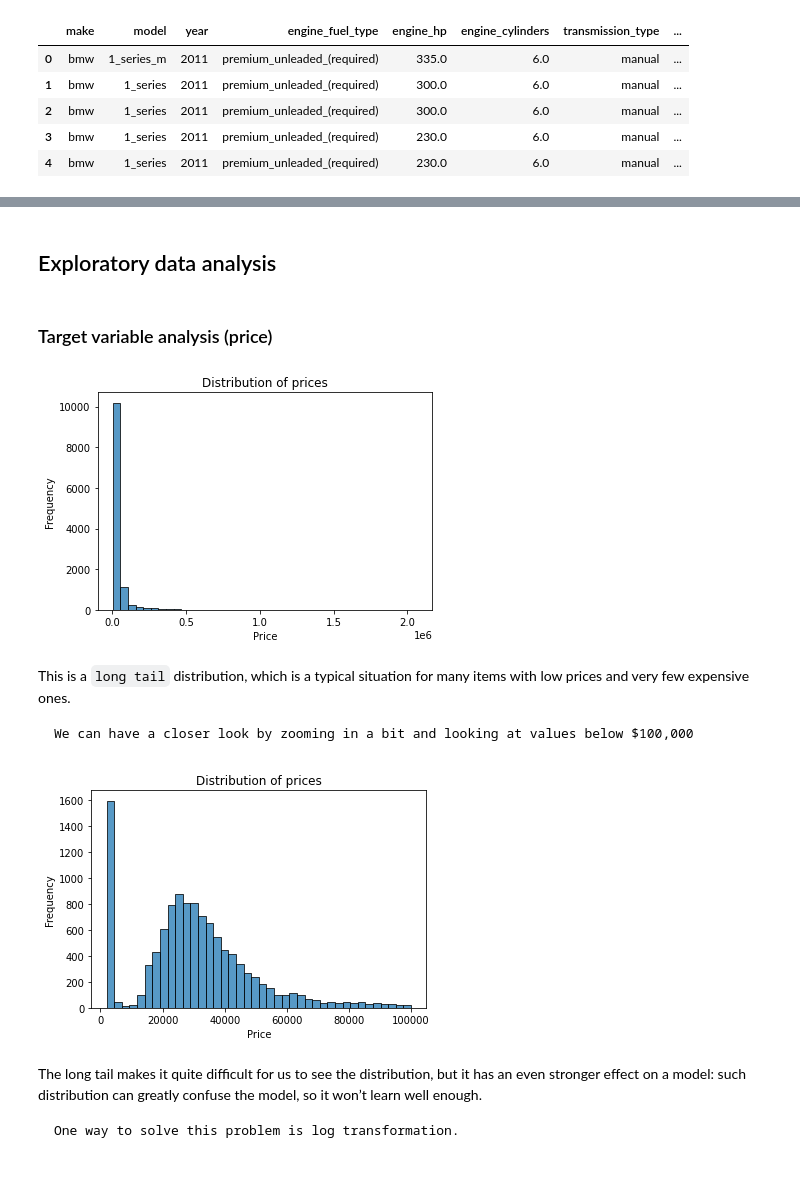
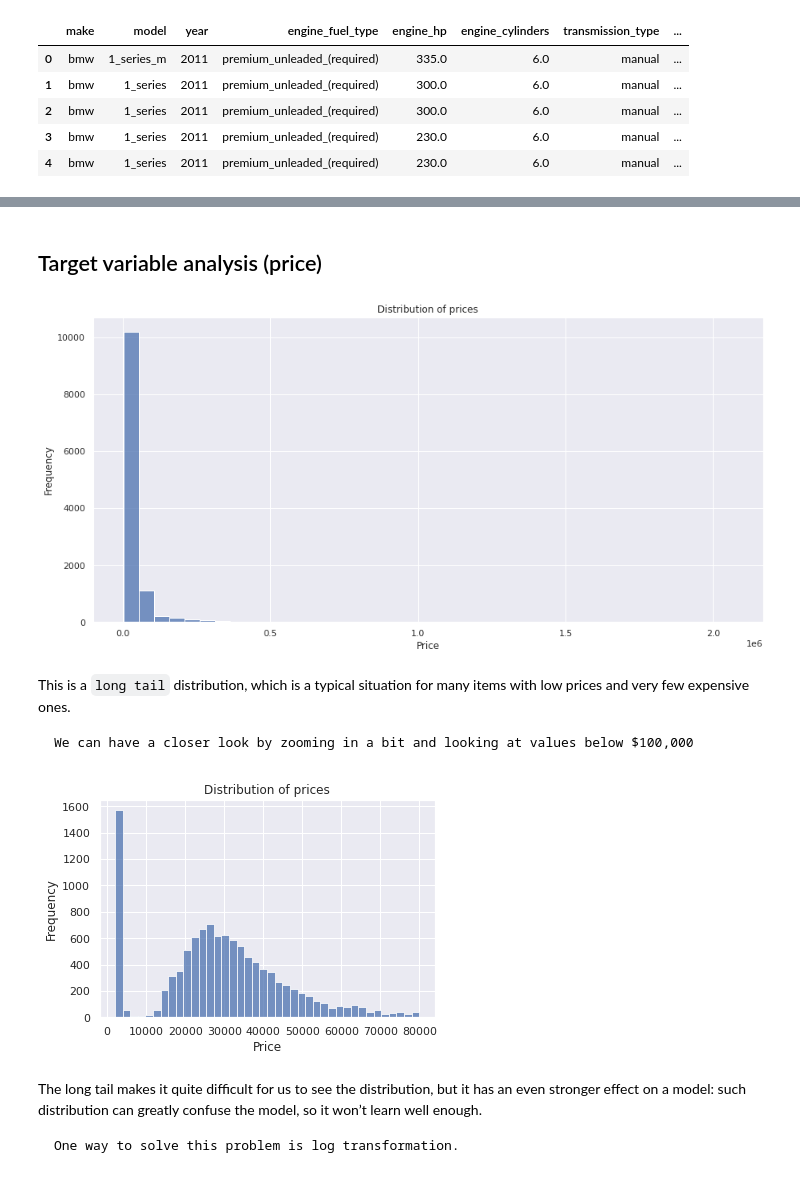
Before and after one commit to a7madmostafa/Learn-ML-by-Projects, a Jupyter notebook: Regression_Car_Price_Prediction.ipynb, the cells around one changed output, grey strips where cells are left out. Drawn from its saved outputs; the diff is of its cells as text; code cells hidden in the pictures.

```diff
--- a/Regression_Car_Price_Prediction.ipynb
+++ b/Regression_Car_Price_Prediction.ipynb
@@ -21,6 +23,7 @@ import pandas as pd
 import numpy as np
 
 import seaborn as sns
+sns.set()
 from matplotlib import pyplot as plt
 %matplotlib inline
 # %%
@@ -81,0 +109,5 @@ As we see, this dataset contains multiple columns:
+# %%
+for col in df.columns:
+    print( col,':', df[col].nunique() )
+    print(df[col].value_counts().nlargest(5))
+    print('\n' + '*' * 20 + '\n')
@@ -112,18 +207,16 @@ df.describe()
-# %% [markdown]
-## Exploratory data analysis
 # %% [markdown]
-### Target variable analysis (price)
+## Target variable analysis (price)
 # %%
-plt.figure(figsize=(6, 4))
+plt.figure(figsize=(15, 7))
 
 sns.histplot(df.price, bins=40)
 plt.ylabel('Frequency')
 plt.xlabel('Price')
 plt.title('Distribution of prices')
 
 plt.show()
 # %% [output]
-[figure, old version]
+[figure, new version]
 # %% [markdown]
 This is a `long tail` distribution, which is a typical situation for many items with low prices and very few expensive ones.
 
@@ -131,14 +224,14 @@ This is a `long tail` distribution, which is a typical situation for many items
 # %%
 plt.figure(figsize=(6, 4))
 
-sns.histplot(df.price[df.price < 100000], bins=40)
+sns.histplot(df.price[df.price < 80000], bins=40)
 plt.ylabel('Frequency')
 plt.xlabel('Price')
 plt.title('Distribution of prices')
 
 plt.show()
 # %% [output]
-[figure, old version]
+[figure, new version]
 # %% [markdown]
 The long tail makes it quite difficult for us to see the distribution, but it has an even stronger effect on a model: such distribution can greatly confuse the model, so it won’t learn well enough.
 
```
Also changed, not shown: parts of 100 cells of this notebook.
